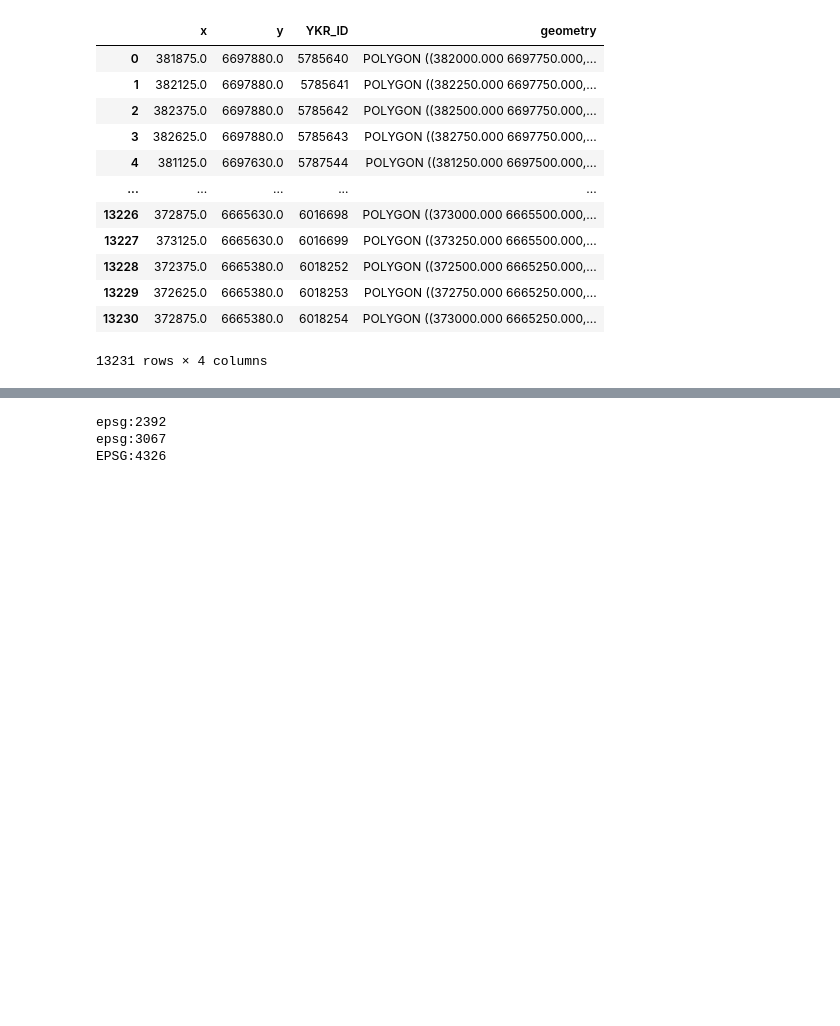
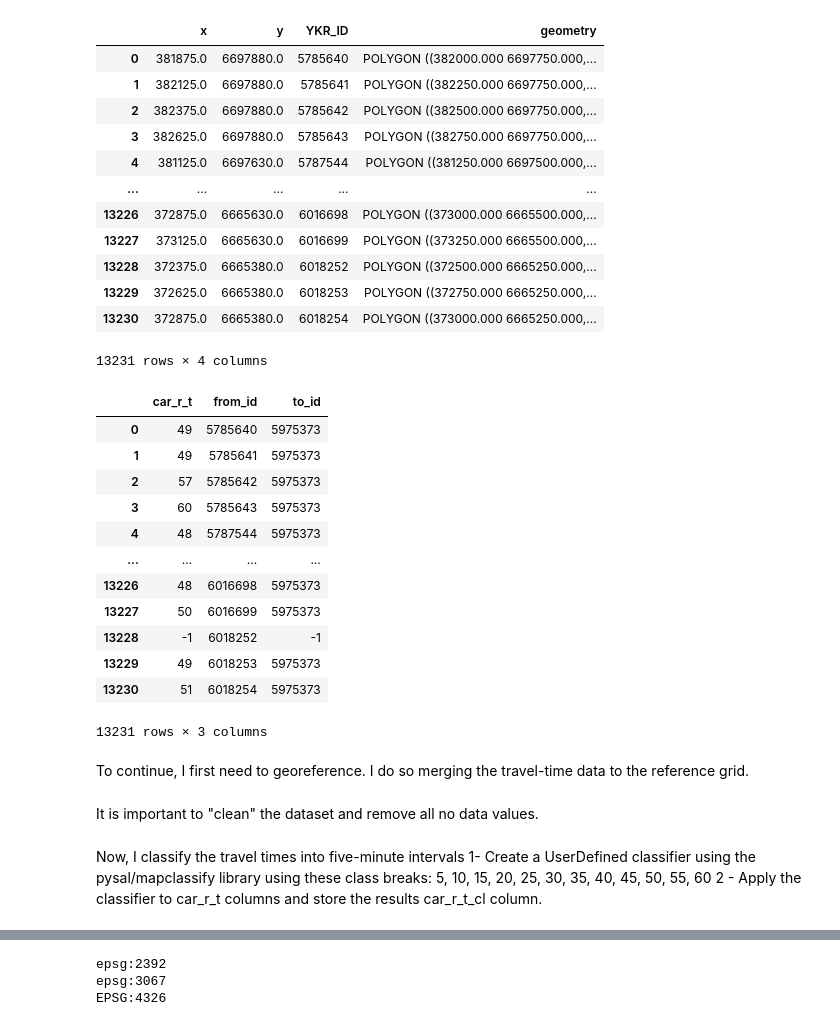
Before and after one commit to AutoGIS-2020/exercise-5-mulaclel, a Jupyter notebook: StaticMap.ipynb, the cells around one changed output, grey strips where cells are left out. Cells and saved outputs as stored; diff of their text form; code cells hidden in the pictures; blank space fills up the shorter version.

```diff
--- a/StaticMap.ipynb
+++ b/StaticMap.ipynb
@@ -27,16 +36,41 @@ grid
 # %%
 # Read the travel time data file for Forum
 data = pd.read_csv('data/TravelTimes_to_5975373_Forum.txt', sep=';')
 
 # Select only needed columns
 data = data[['car_r_t', 'from_id', 'to_id']]
+
+# Check the data
+data
+# %% [output]
+|  | car_r_t | from_id | to_id |
+| 0 | 49 | 5785640 | 5975373 |
+| 1 | 49 | 5785641 | 5975373 |
+| 2 | 57 | 5785642 | 5975373 |
+| 3 | 60 | 5785643 | 5975373 |
+| 4 | 48 | 5787544 | 5975373 |
+| ... | ... | ... | ... |
+| 13226 | 48 | 6016698 | 5975373 |
+| 13227 | 50 | 6016699 | 5975373 |
+| 13228 | -1 | 6018252 | -1 |
+| 13229 | 49 | 6018253 | 5975373 |
+| 13230 | 51 | 6018254 | 5975373 |
+13231 rows × 3 columns
+# %% [markdown]
+To continue, I first need to georeference. I do so merging the travel-time data to the reference grid.
 # %%
 # Join attributes from data to grid
 data_geo = grid.merge(data, on=[grid['YKR_ID'], data['from_id']], how="left")
+# %% [markdown]
+It is important to "clean" the dataset and remove all no data values.
 # %%
 # Remove no data values
 data_geo[data_geo==-1]=np.nan
 data_geo.dropna(inplace=True)
+# %% [markdown]
+Now, I classify the travel times into five-minute intervals
+1- Create a UserDefined classifier using the pysal/mapclassify library using these class breaks: 5, 10, 15, 20, 25, 30, 35, 40, 45, 50, 55, 60
+2 - Apply the classifier to car_r_t columns and store the results car_r_t_cl column.
 # %%
 import mapclassify
 
```
Also changed, not shown: parts of 14 cells of this notebook, 16 other files.
